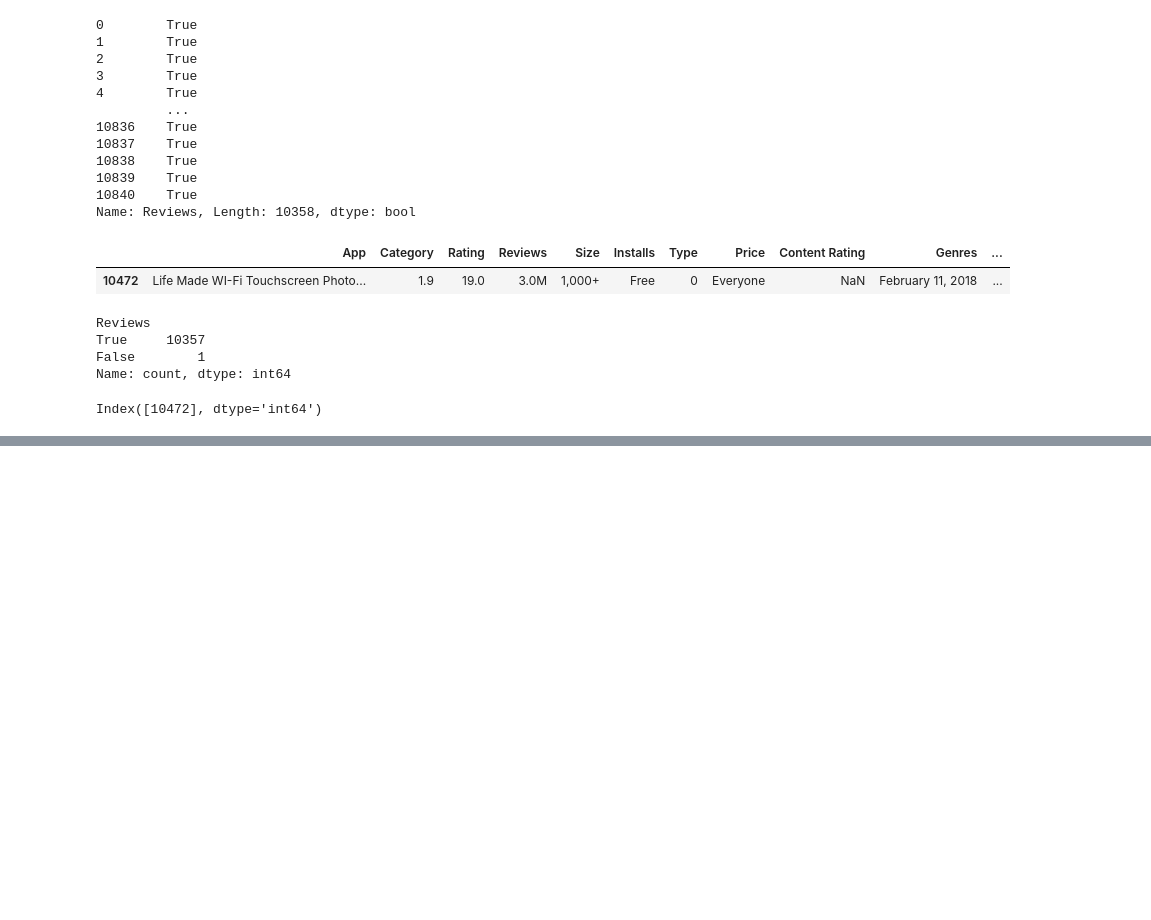
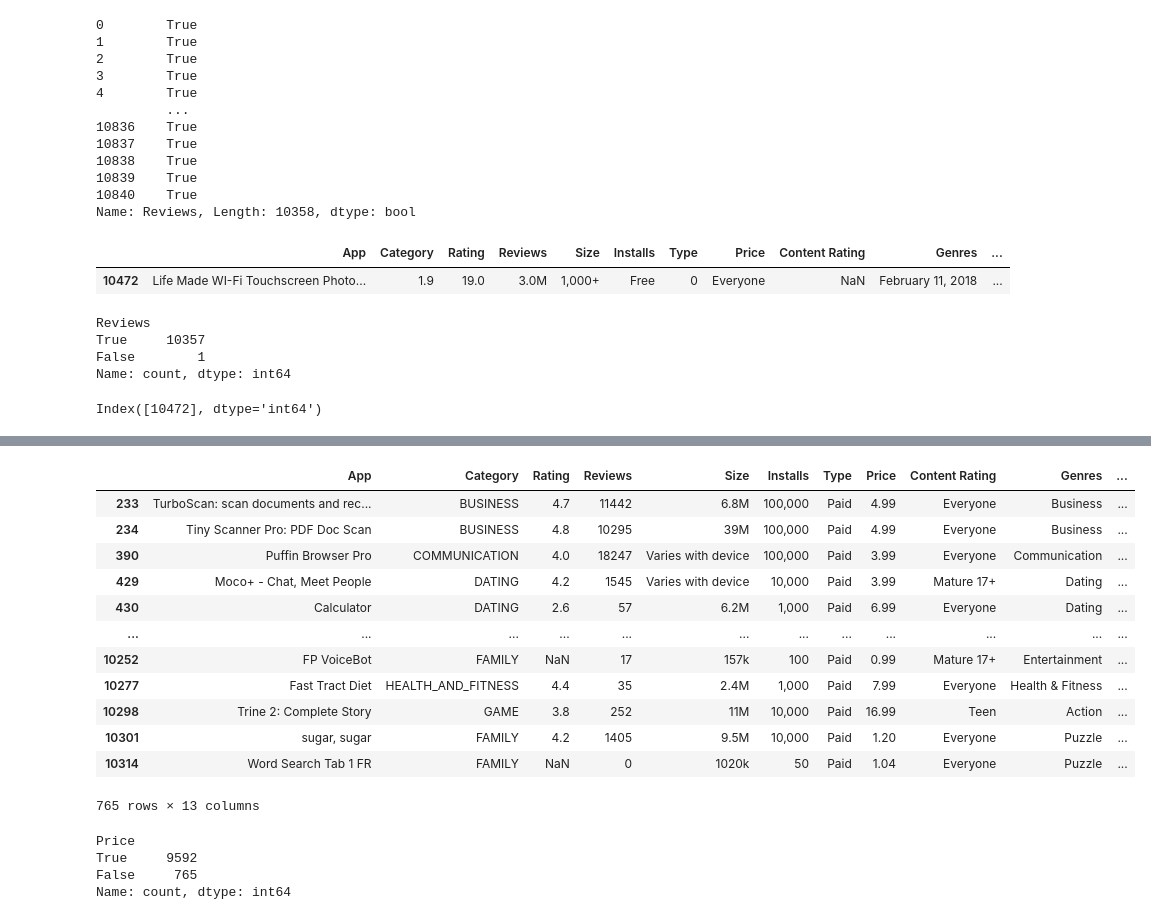
Before and after one commit to somanathdiksangi/AI-ML, a Jupyter notebook: EDA/Untitled1.ipynb, the cells around one changed output, grey strips where cells are left out. Saved outputs shown, nothing was run; the diff lists cells and outputs as text; code cells hidden in the pictures; blank space fills up the shorter version.

```diff
--- a/EDA/Untitled1.ipynb
+++ b/EDA/Untitled1.ipynb
@@ -553,0 +782,2 @@ KeyError: 10472
+# %%
+data2['Price']=data2['Price'].str.replace("$","")
@@ -553,0 +800,23 @@ KeyError: 10472
+# %%
+data2[~data2.Price.str.isnumeric()]
+# %% [output]
+|  | App | Category | Rating | Reviews | Size | Installs | Type | Price | Content Rating | Genres | ... |
+| 233 | TurboScan: scan documents and rec... | BUSINESS | 4.7 | 11442 | 6.8M | 100,000 | Paid | 4.99 | Everyone | Business | ... |
+| 234 | Tiny Scanner Pro: PDF Doc Scan | BUSINESS | 4.8 | 10295 | 39M | 100,000 | Paid | 4.99 | Everyone | Business | ... |
+| 390 | Puffin Browser Pro | COMMUNICATION | 4.0 | 18247 | Varies with device | 100,000 | Paid | 3.99 | Everyone | Communication | ... |
+| 429 | Moco+ - Chat, Meet People | DATING | 4.2 | 1545 | Varies with device | 10,000 | Paid | 3.99 | Mature 17+ | Dating | ... |
+| 430 | Calculator | DATING | 2.6 | 57 | 6.2M | 1,000 | Paid | 6.99 | Everyone | Dating | ... |
+| ... | ... | ... | ... | ... | ... | ... | ... | ... | ... | ... | ... |
+| 10252 | FP VoiceBot | FAMILY | NaN | 17 | 157k | 100 | Paid | 0.99 | Mature 17+ | Entertainment | ... |
+| 10277 | Fast Tract Diet | HEALTH_AND_FITNESS | 4.4 | 35 | 2.4M | 1,000 | Paid | 7.99 | Everyone | Health & Fitness | ... |
+| 10298 | Trine 2: Complete Story | GAME | 3.8 | 252 | 11M | 10,000 | Paid | 16.99 | Teen | Action | ... |
+| 10301 | sugar, sugar | FAMILY | 4.2 | 1405 | 9.5M | 10,000 | Paid | 1.20 | Everyone | Puzzle | ... |
+| 10314 | Word Search Tab 1 FR | FAMILY | NaN | 0 | 1020k | 50 | Paid | 1.04 | Everyone | Puzzle | ... |
+765 rows × 13 columns
+# %%
+data2.Price.str.isnumeric().value_counts()
+# %% [output]
+Price
+True     9592
+False     765
+Name: count, dtype: int64
```
Also changed, not shown: parts of 79 cells of this notebook, 1 other file.
